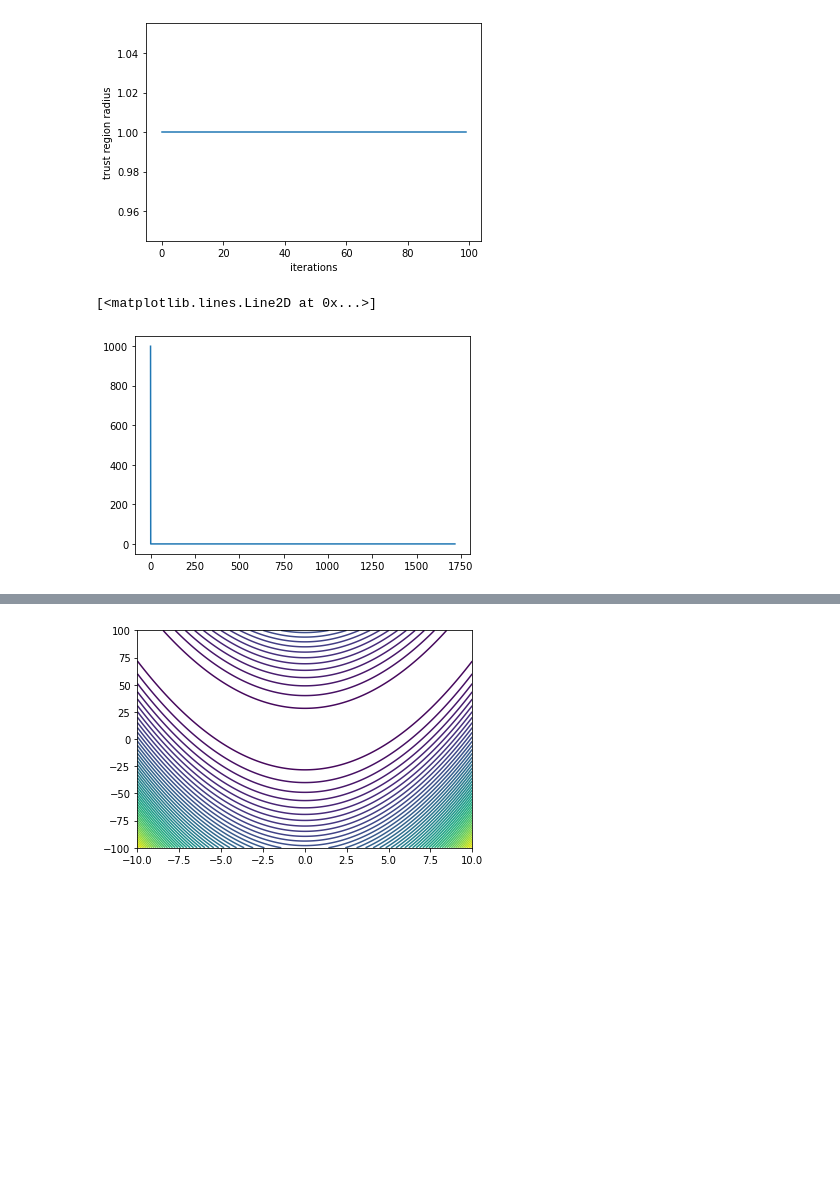
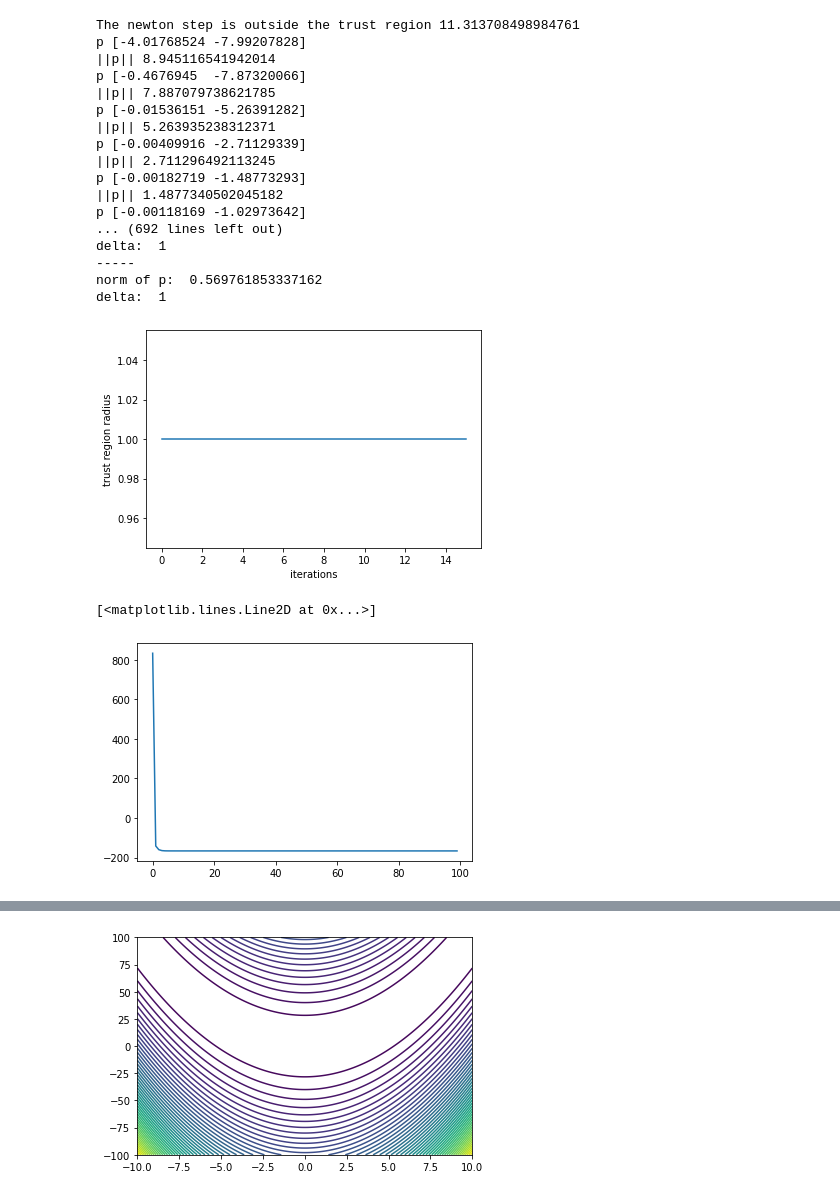
Before and after one commit to Snailed/no-2022-code, a Jupyter notebook: no-assignment-4.ipynb, the cells around one changed output, grey strips where cells are left out. Cells and saved outputs as stored; diff of their text form; code cells hidden in the pictures; blank space fills up the shorter version.

```diff
--- a/no-assignment-4.ipynb
+++ b/no-assignment-4.ipynb
@@ -188,7 +146,24 @@ nan
 # %%
-deltas_ellipsoid, ps_ellipsoid, rhos_ellipsoid, xs_ellipsoid = plot_delta_from_function(TrustRegion.minimize, Ellipsoid, delta_init=100)
+deltas_ellipsoid, ps_ellipsoid, rhos_ellipsoid, xs_ellipsoid = plot_delta_from_function(TrustRegion.minimize, Ellipsoid, delta_init=1)
 # %% [output]
+The newton step is outside the trust region 11.313708498984761
+p [-4.01768524 -7.99207828]
+||p|| 8.945116541942014
+p [-0.4676945  -7.87320066]
+||p|| 7.887079738621785
+p [-0.01536151 -5.26391282]
+||p|| 5.263935238312371
+p [-0.00409916 -2.71129339]
+||p|| 2.711296492113245
+p [-0.00182719 -1.48773293]
+||p|| 1.4877340502045182
+p [-0.00118169 -1.02973642]
+... (692 lines left out)
+delta:  1
+-----
+norm of p:  0.569761853337162
+delta:  1
-[figure, old version]
+[figure, new version]
 # %%
 norms_ellipsoid = []
 for p in ps_ellipsoid:
@@ -196,7 +171,7 @@ for p in ps_ellipsoid:
 plt.plot((np.append(np.array([1e3]), np.array(deltas_ellipsoid)[:-1]) - np.array(norms_ellipsoid)))
 # %% [output]
 [<matplotlib.lines.Line2D at 0x...>]
-[figure, old version]
+[figure, new version]
 # %%
 plt.plot(deltas_ellipsoid[0:5])
 # %% [output]
```
Also changed, not shown: parts of 15 cells of this notebook, 4 other files.
